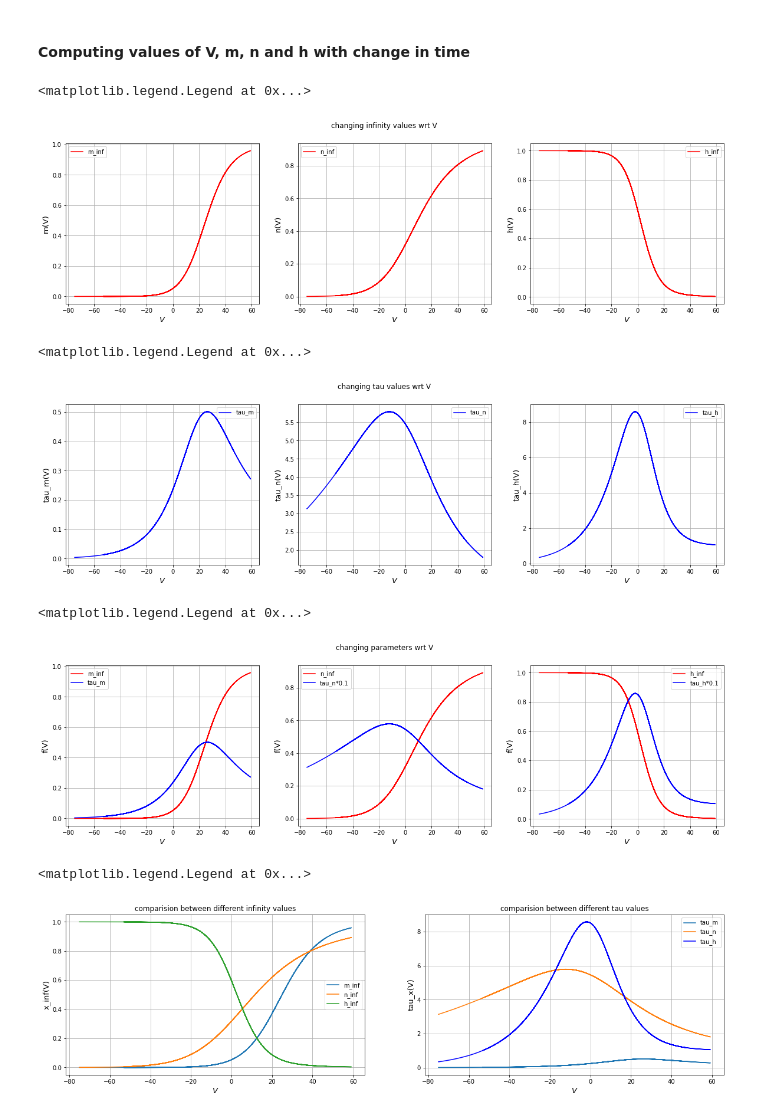
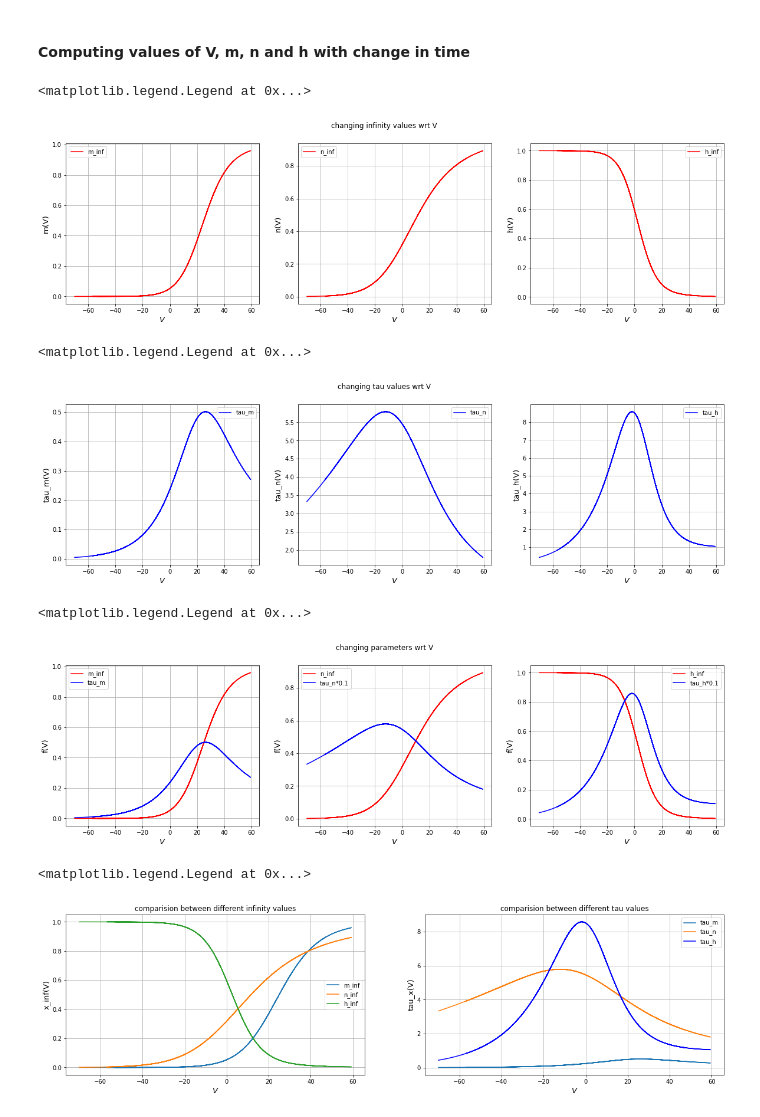
Before and after one commit to samar2605/Computational-Neuroscience, a Jupyter notebook: HH.ipynb, the cells around one changed output. Drawn from its saved outputs; the diff is of its cells as text; code cells hidden in the pictures.

```diff
--- a/HH.ipynb
+++ b/HH.ipynb
@@ -42,15 +63,15 @@ def x_inf(alpha_x, beta_x):
     return alpha_x / (alpha_x + beta_x)
 
 def injected_current(t):
-    if 0.0 < t < 1.0:
+    if 4.0 < t < 7.0:
         return 150.0
-    elif 10.0 < t < 11.0:
+    elif 15.0 < t < 16.0:
         return 50.0
-    elif 20.0 < t < 21.0:
-        return 25.0
+    elif 25.0 < t < 26.0:
+        return 5.0
     return 0.0
 # %%
-T = 40 # total time
+T = 30 # total time
 delta_t =0.001  # time interval
 N = int(T/delta_t)+1 # total number of points
 t = np.linspace(0,T,N)
@@ -59,7 +80,7 @@ m = np.zeros(N,dtype=np.float64)
 n = np.zeros(N,dtype=np.float64)
 h = np.zeros(N,dtype=np.float64)
 
-v[0] = -75.0  # voltage in (mV)
+v[0] = -70.0  # voltage in (mV)
 n[0] = 0.1
 m[0] = 0.0
 h[0] = 1.0
@@ -134,43 +155,43 @@ f.suptitle('changing infinity values wrt V')
 ax[0].plot(v,m_inf,'r',label ='m_inf')
 ax[0].set_xlabel('$V$',fontsize=13)
 ax[0].set_ylabel('m(V)',fontsize=13)
-ax[0].grid()
+ax[0].grid(True)
 ax[0].legend()
 ax[1].plot(v,n_inf,'r',label ='n_inf')
 ax[1].set_xlabel('$V$',fontsize=13)
 ax[1].set_ylabel('n(V)',fontsize=13)
-ax[1].grid()
+ax[1].grid(True)
 ax[1].legend()
 ax[2].plot(v,h_inf,'r',label ='h_inf')
 ax[2].set_xlabel('$V$',fontsize=13)
 ax[2].set_ylabel('h(V)',fontsize=13)
-ax[2].grid()
+ax[2].grid(True)
 ax[2].legend()
 # %% [output]
 <matplotlib.legend.Legend at 0x...>
-[figure, old version]
+[figure, new version]
 # %%
 #ploting
 f,ax = plt.subplots(1,3,figsize=(20,5))
 f.suptitle('changing tau values wrt V')
 ax[0].plot(v,tau_m,'b',label ='tau_m')
 ax[0].set_xlabel('$V$',fontsize=13)
 ax[0].set_ylabel('tau_m(V)',fontsize=13)
-ax[0].grid()
+ax[0].grid(True)
 ax[0].legend()
 ax[1].plot(v,tau_n,'b',label='tau_n')
 ax[1].set_xlabel('$V$',fontsize=13)
 ax[1].set_ylabel('tau_n(V)',fontsize=13)
-ax[1].grid()
+ax[1].grid(True)
 ax[1].legend()
 ax[2].plot(v,tau_h,'b',label ='tau_h')
 ax[2].set_xlabel('$V$',fontsize=13)
 ax[2].set_ylabel('tau_h(V)',fontsize=13)
-ax[2].grid()
+ax[2].grid(True)
 ax[2].legend()
 # %% [output]
 <matplotlib.legend.Legend at 0x...>
-[figure, old version]
+[figure, new version]
 # %%
 #ploting
 f,ax = plt.subplots(1,3,figsize=(20,5))
@@ -179,23 +200,23 @@ ax[0].plot(v,m_inf,'r',label ='m_inf')
 ax[0].plot(v,tau_m,'b',label ='tau_m')
 ax[0].set_xlabel('$V$',fontsize=13)
 ax[0].set_ylabel('f(V)',fontsize=13)
-ax[0].grid()
+ax[0].grid(True)
 ax[0].legend()
 ax[1].plot(v,n_inf,'r',label ='n_inf')
 ax[1].plot(v,tau_n*0.1,'b',label='tau_n*0.1')
 ax[1].set_xlabel('$V$',fontsize=13)
 ax[1].set_ylabel('f(V)',fontsize=13)
-ax[1].grid()
+ax[1].grid(True)
 ax[1].legend()
 ax[2].plot(v,h_inf,'r',label ='h_inf')
 ax[2].plot(v,tau_h*0.1,'b',label ='tau_h*0.1')
 ax[2].set_xlabel('$V$',fontsize=13)
 ax[2].set_ylabel('f(V)',fontsize=13)
-ax[2].grid()
+ax[2].grid(True)
 ax[2].legend()
 # %% [output]
 <matplotlib.legend.Legend at 0x...>
-[figure, old version]
+[figure, new version]
 # %%
 #ploting
 f,ax = plt.subplots(1,2,figsize=(20,5))
@@ -205,7 +226,7 @@ ax[0].plot(v,h_inf,label ='h_inf')
 ax[0].set_title('comparision between different infinity values')
 ax[0].set_xlabel('$V$',fontsize=13)
 ax[0].set_ylabel('x_inf(V)',fontsize=13)
-ax[0].grid()
+ax[0].grid(True)
 ax[0].legend()
 ax[1].plot(v,tau_m,label ='tau_m')
 ax[1].plot(v,tau_n,label='tau_n')
@@ -213,8 +234,8 @@ ax[1].plot(v,tau_h,'b',label ='tau_h')
 ax[1].set_title('comparision between different tau values')
 ax[1].set_xlabel('$V$',fontsize=13)
 ax[1].set_ylabel('tau_x(V)',fontsize=13)
-ax[1].grid()
+ax[1].grid(True)
 ax[1].legend()
 # %% [output]
 <matplotlib.legend.Legend at 0x...>
-[figure, old version]
+[figure, new version]
```
Also changed, not shown: parts of 8 cells of this notebook, 1 other file.
